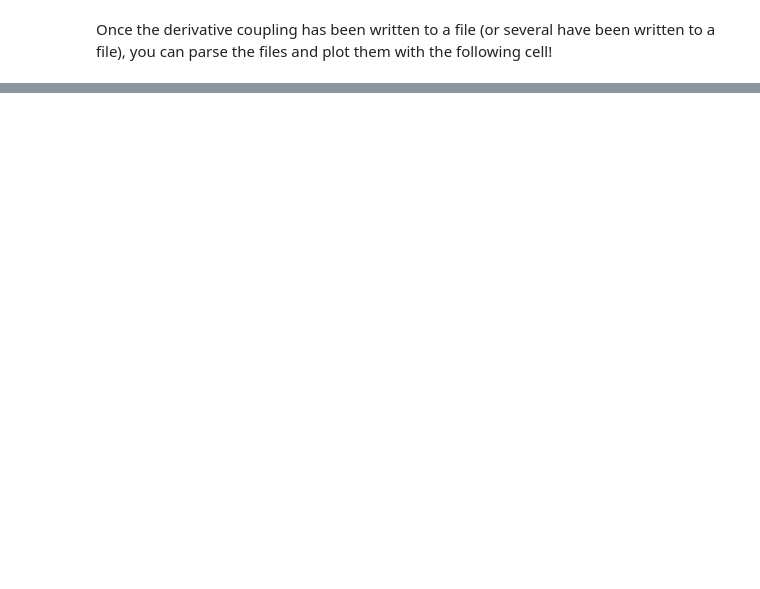
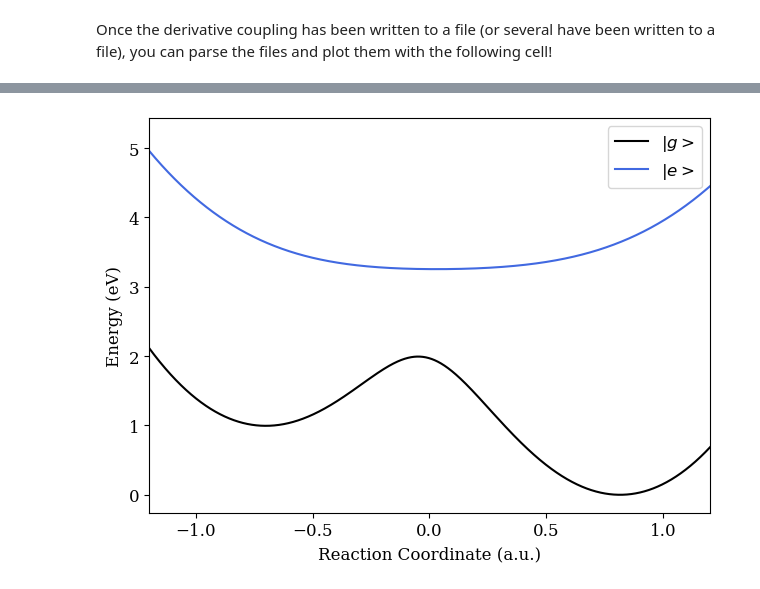
Before and after one commit to FoleyLab/PyCQED, a Jupyter notebook: Plot_PES.ipynb, the cells around one changed output, grey strips where cells are left out. Drawn from its saved outputs; the diff is of its cells as text; code cells hidden in the pictures; blank space fills up the shorter version.

```diff
--- a/Plot_PES.ipynb
+++ b/Plot_PES.ipynb
@@ -213,0 +238,15 @@ plt.show()
+# %%
+# plot the |g,0>, |g,1> and |e,0> curves
+plt.plot(spline_axis, 27.2114 * re_g0_spline(spline_axis), color=color1, label="$|g>$")
+#plt.plot(spline_axis, 27.2114 * re_g0_spline(spline_axis) + omp, color=color4, label="$|g,1>$")
+plt.plot(spline_axis, 27.2114 * re_e1_spline(spline_axis) - omp, color=color2, label="$|e>$")
+plt.tight_layout()
+plt.xlabel("Reaction Coordinate (a.u.)")
+plt.ylabel("Energy (eV)")
+plt.xlim(-1.2,1.2)
+plt.tight_layout()
+plt.legend()
+plt.savefig("bare_surfaces.png", dpi=250)
+plt.show()
+# %% [output]
+[figure, added]
```
Also changed, not shown: parts of 15 cells of this notebook.
